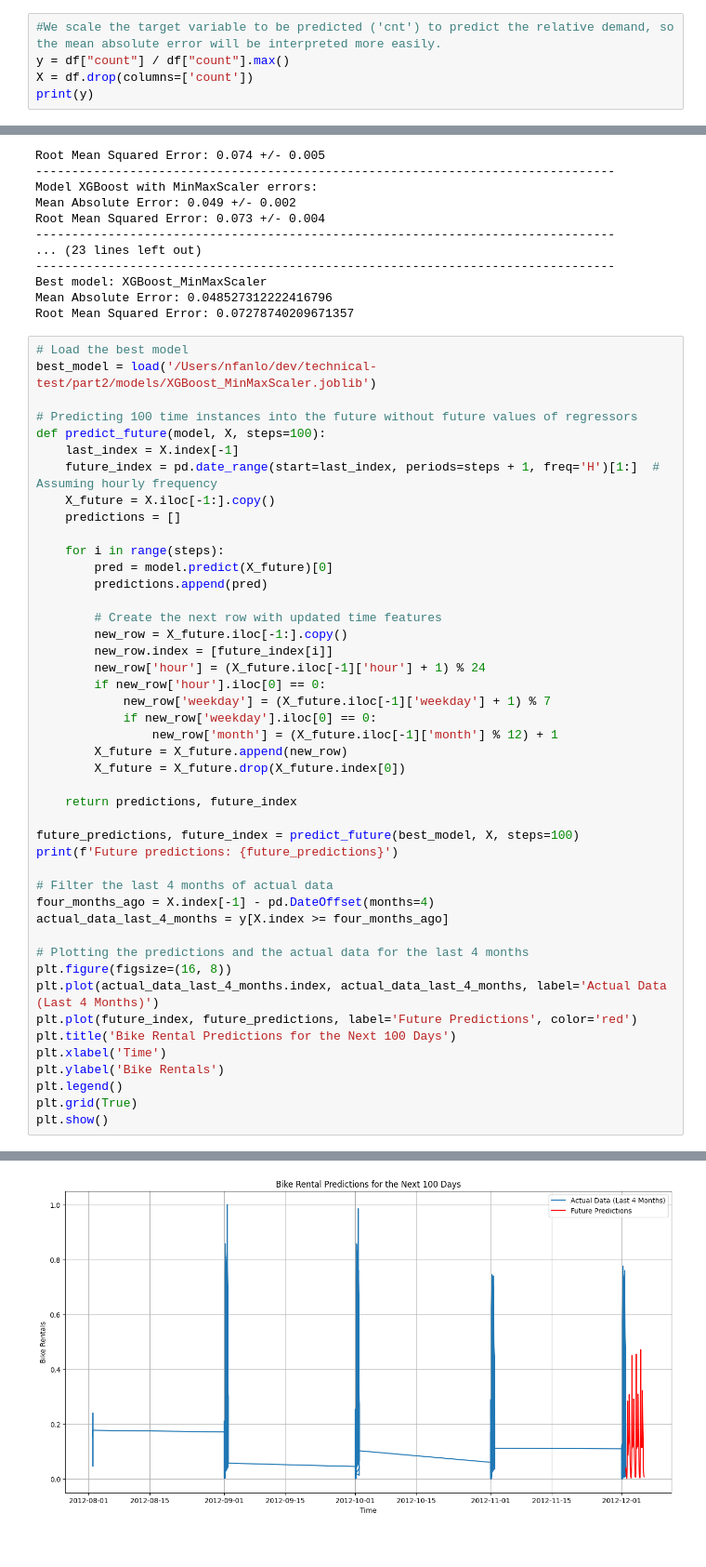
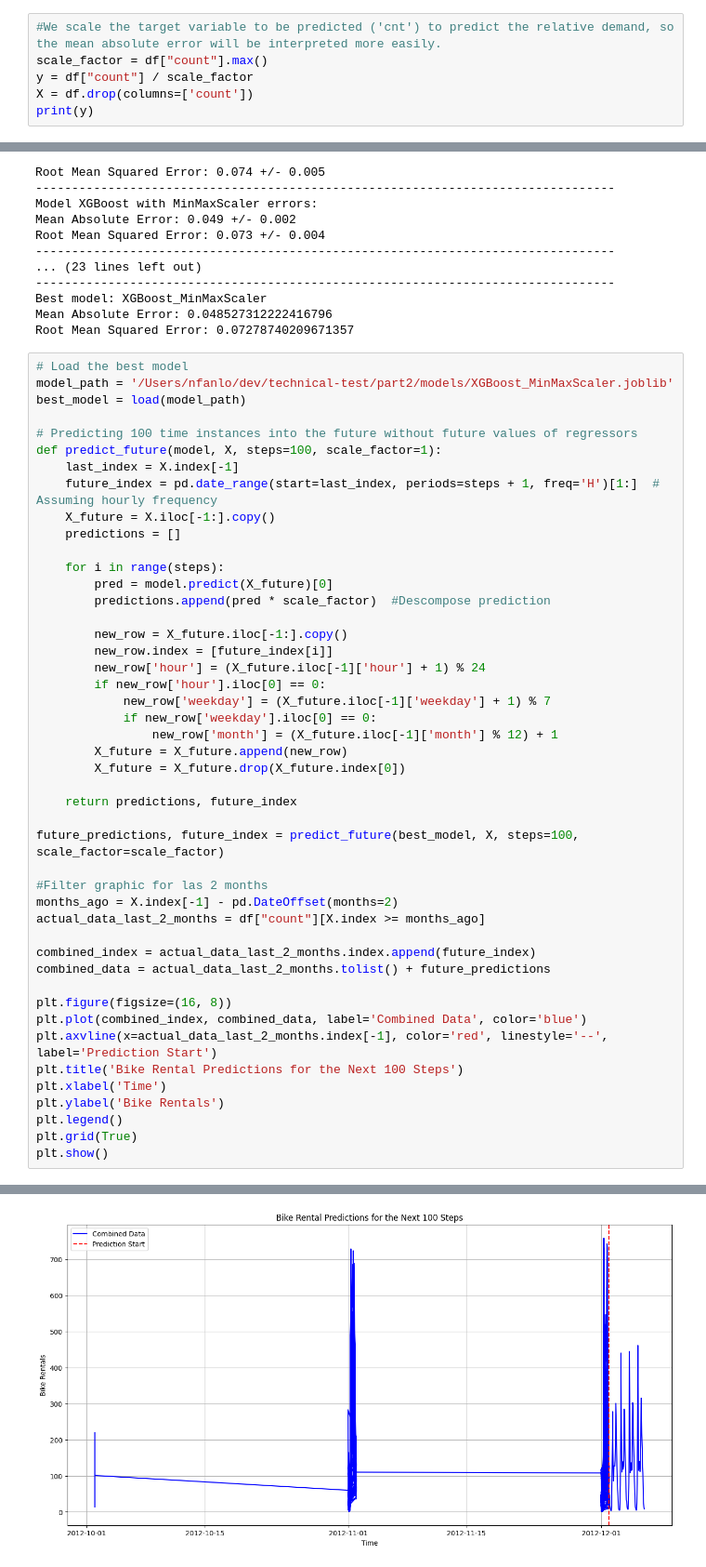
Before and after one commit to nfanlo/technical-test, a Jupyter notebook: part2/part2-multivariate-timeseries.ipynb, the cells around one changed output, grey strips where cells are left out. Shown at 93% size. Saved outputs shown, nothing was run; the diff lists cells and outputs as text.

Commit message:
Changes to prediction part-2

```diff
--- a/part2/part2-multivariate-timeseries.ipynb
+++ b/part2/part2-multivariate-timeseries.ipynb
@@ -156,7 +181,8 @@ count         0
 dtype: int64
 # %%
 #We scale the target variable to be predicted ('cnt') to predict the relative demand, so the mean absolute error will be interpreted more easily.
-y = df["count"] / df["count"].max()
+scale_factor = df["count"].max()
+y = df["count"] / scale_factor
 X = df.drop(columns=['count'])
 print(y)
 # %% [output]
@@ -440,10 +466,11 @@ Mean Absolute Error: 0.048527312222416796
 Root Mean Squared Error: 0.07278740209671357
 # %%
 # Load the best model
-best_model = load('/Users/nfanlo/dev/technical-test/part2/models/XGBoost_MinMaxScaler.joblib')
+model_path = '/Users/nfanlo/dev/technical-test/part2/models/XGBoost_MinMaxScaler.joblib'
+best_model = load(model_path)
 
 # Predicting 100 time instances into the future without future values of regressors
-def predict_future(model, X, steps=100):
+def predict_future(model, X, steps=100, scale_factor=1):
     last_index = X.index[-1]
     future_index = pd.date_range(start=last_index, periods=steps + 1, freq='H')[1:]  # Assuming hourly frequency
     X_future = X.iloc[-1:].copy()
@@ -451,9 +478,8 @@ def predict_future(model, X, steps=100):
 
     for i in range(steps):
         pred = model.predict(X_future)[0]
-        predictions.append(pred)
+        predictions.append(pred * scale_factor)  #Descompose prediction
 
-        # Create the next row with updated time features
         new_row = X_future.iloc[-1:].copy()
         new_row.index = [future_index[i]]
         new_row['hour'] = (X_future.iloc[-1]['hour'] + 1) % 24
@@ -466,18 +492,19 @@ def predict_future(model, X, steps=100):
 
     return predictions, future_index
 
-future_predictions, future_index = predict_future(best_model, X, steps=100)
-print(f'Future predictions: {future_predictions}')
+future_predictions, future_index = predict_future(best_model, X, steps=100, scale_factor=scale_factor)
 
-# Filter the last 4 months of actual data
-four_months_ago = X.index[-1] - pd.DateOffset(months=4)
-actual_data_last_4_months = y[X.index >= four_months_ago]
+#Filter graphic for las 2 months
+months_ago = X.index[-1] - pd.DateOffset(months=2)
+actual_data_last_2_months = df["count"][X.index >= months_ago]
 
-# Plotting the predictions and the actual data for the last 4 months
+combined_index = actual_data_last_2_months.index.append(future_index)
+combined_data = actual_data_last_2_months.tolist() + future_predictions
+
 plt.figure(figsize=(16, 8))
-plt.plot(actual_data_last_4_months.index, actual_data_last_4_months, label='Actual Data (Last 4 Months)')
-plt.plot(future_index, future_predictions, label='Future Predictions', color='red')
-plt.title('Bike Rental Predictions for the Next 100 Days')
+plt.plot(combined_index, combined_data, label='Combined Data', color='blue')
+plt.axvline(x=actual_data_last_2_months.index[-1], color='red', linestyle='--', label='Prediction Start')
+plt.title('Bike Rental Predictions for the Next 100 Steps')
 plt.xlabel('Time')
 plt.ylabel('Bike Rentals')
 plt.legend()
@@ -488 +514 @@ Future predictions: [0.041431054, 0.022986904, 0.010466071, 0.00639138, 0.004205
-[figure, old version]
+[figure, new version]
```
Also changed, not shown: parts of 3 cells of this notebook, 2 other files.
